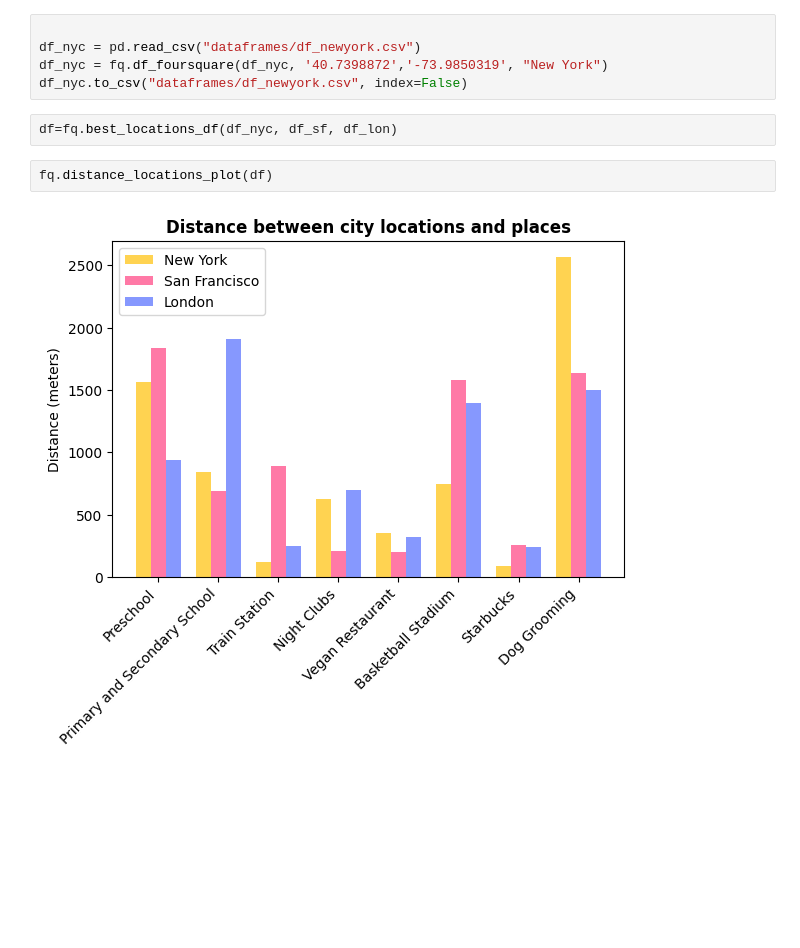
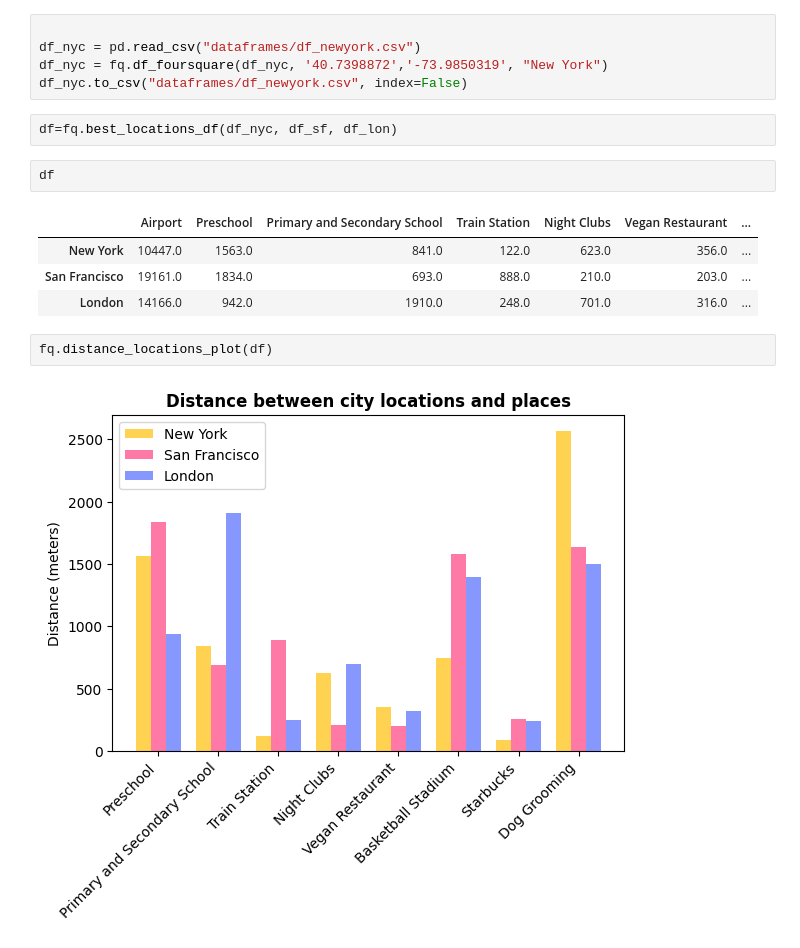
Before and after one commit to pagoba94/project3, a Jupyter notebook: main.ipynb, the cells around one changed output. Drawn from its saved outputs; the diff is of its cells as text; blank space fills up the shorter version.

```diff
--- a/main.ipynb
+++ b/main.ipynb
@@ -61,6 +74,13 @@ df_nyc = fq.df_foursquare(df_nyc, '40.7398872','-73.9850319', "New York")
 df_nyc.to_csv("dataframes/df_newyork.csv", index=False)
 # %%
 df=fq.best_locations_df(df_nyc, df_sf, df_lon)
+# %%
+df
+# %% [output]
+|  | Airport | Preschool | Primary and Secondary School | Train Station | Night Clubs | Vegan Restaurant | ... |
+| New York | 10447.0 | 1563.0 | 841.0 | 122.0 | 623.0 | 356.0 | ... |
+| San Francisco | 19161.0 | 1834.0 | 693.0 | 888.0 | 210.0 | 203.0 | ... |
+| London | 14166.0 | 942.0 | 1910.0 | 248.0 | 701.0 | 316.0 | ... |
 # %%
 fq.distance_locations_plot(df)
 # %% [output]
```
Also changed, not shown: parts of 5 cells of this notebook, 18 other files.
